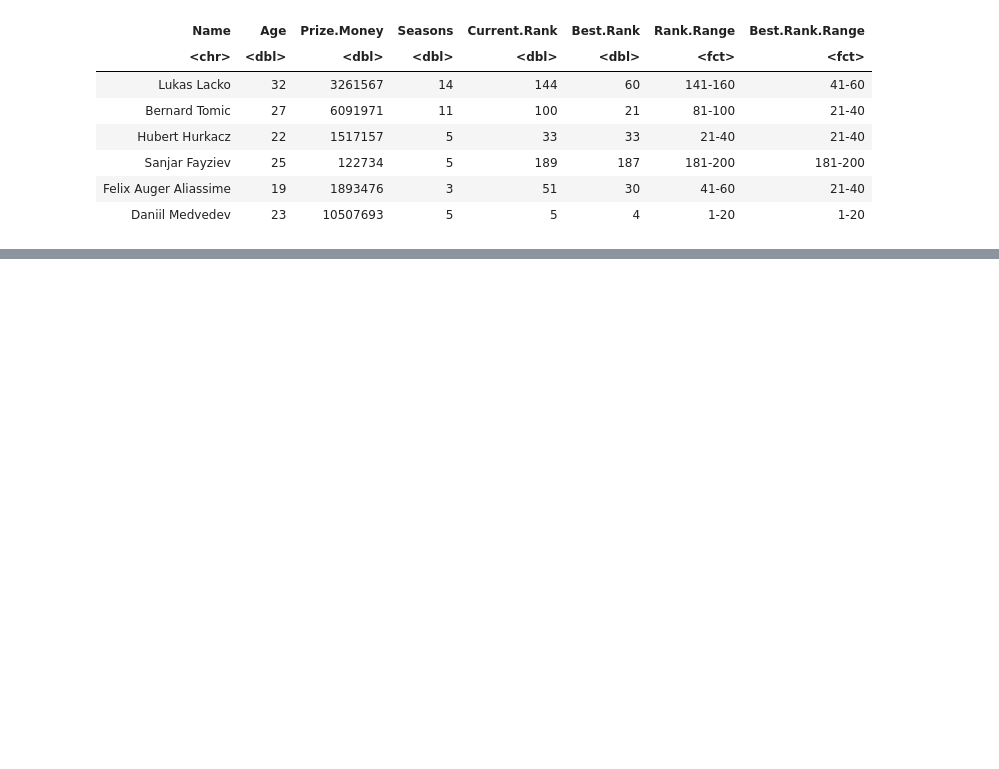
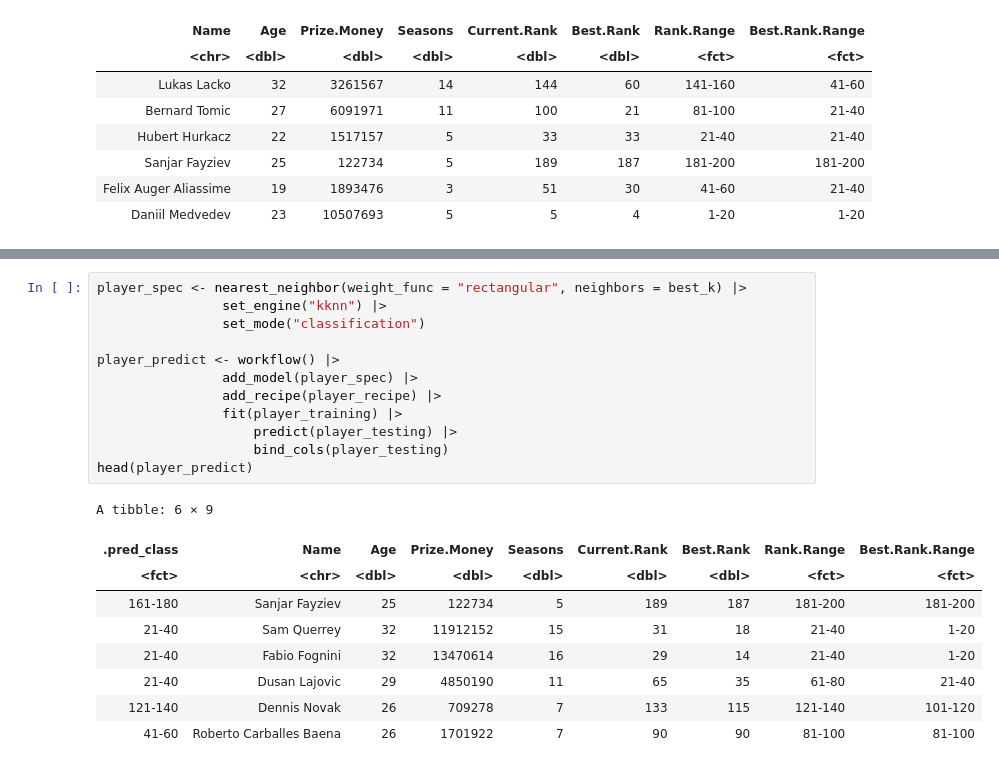
Before and after one commit to GuacamoleL0ver/DSCI100Group47, a Jupyter notebook: Project.ipynb, the cells around one changed output, grey strips where cells are left out. Drawn from its saved outputs; the diff is of its cells as text; blank space fills up the shorter version.

Commit message:
Added predicting modules of the code.

```diff
--- a/Project.ipynb
+++ b/Project.ipynb
@@ -119,0 +176,22 @@ ERROR: Error in initial_split(player_data_factor, prop = 0.8, strata = Best.Rank
+# %%
+player_spec <- nearest_neighbor(weight_func = "rectangular", neighbors = best_k) |>
+                set_engine("kknn") |>
+                set_mode("classification")
+
+player_predict <- workflow() |>
+                add_model(player_spec) |>
+                add_recipe(player_recipe) |>
+                fit(player_training) |>
+                    predict(player_testing) |>
+                    bind_cols(player_testing)
+head(player_predict)
+# %% [output]
+A tibble: 6 × 9
+| .pred_class | Name | Age | Prize.Money | Seasons | Current.Rank | Best.Rank | Rank.Range | Best.Rank.Range |
+| <fct> | <chr> | <dbl> | <dbl> | <dbl> | <dbl> | <dbl> | <fct> | <fct> |
+| 161-180 | Sanjar Fayziev | 25 | 122734 | 5 | 189 | 187 | 181-200 | 181-200 |
+| 21-40 | Sam Querrey | 32 | 11912152 | 15 | 31 | 18 | 21-40 | 1-20 |
+| 21-40 | Fabio Fognini | 32 | 13470614 | 16 | 29 | 14 | 21-40 | 1-20 |
+| 21-40 | Dusan Lajovic | 29 | 4850190 | 11 | 65 | 35 | 61-80 | 21-40 |
+| 121-140 | Dennis Novak | 26 | 709278 | 7 | 133 | 115 | 121-140 | 101-120 |
+| 41-60 | Roberto Carballes Baena | 26 | 1701922 | 7 | 90 | 90 | 81-100 | 81-100 |
```
Also changed, not shown: parts of 5 cells of this notebook, 1 other file.
